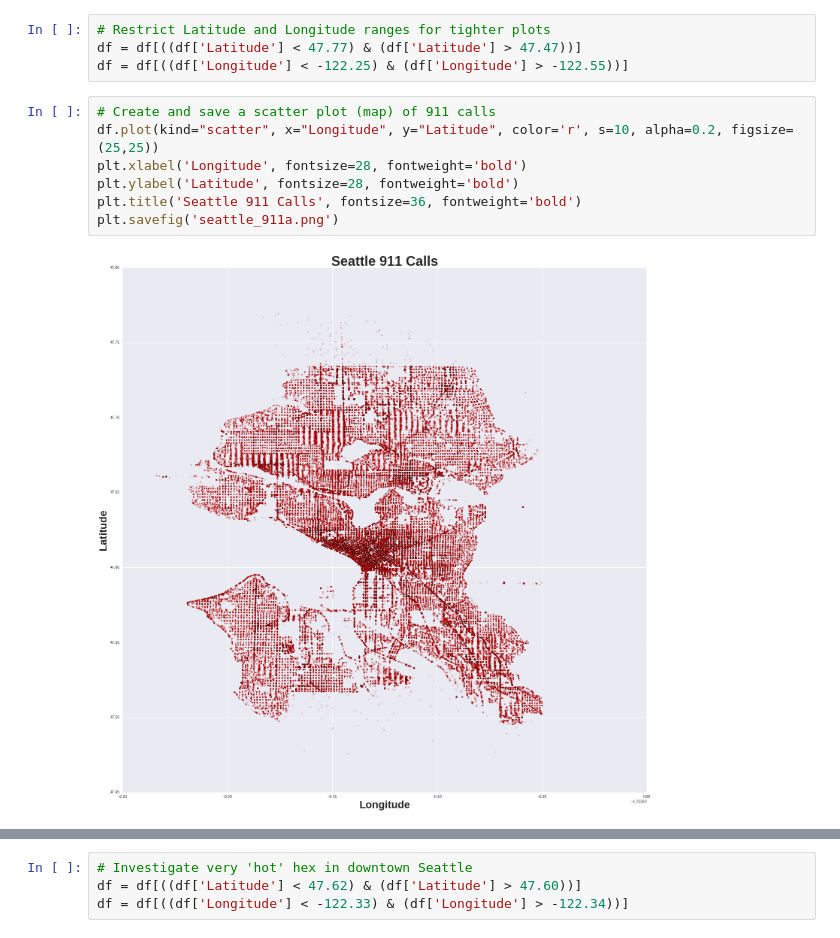
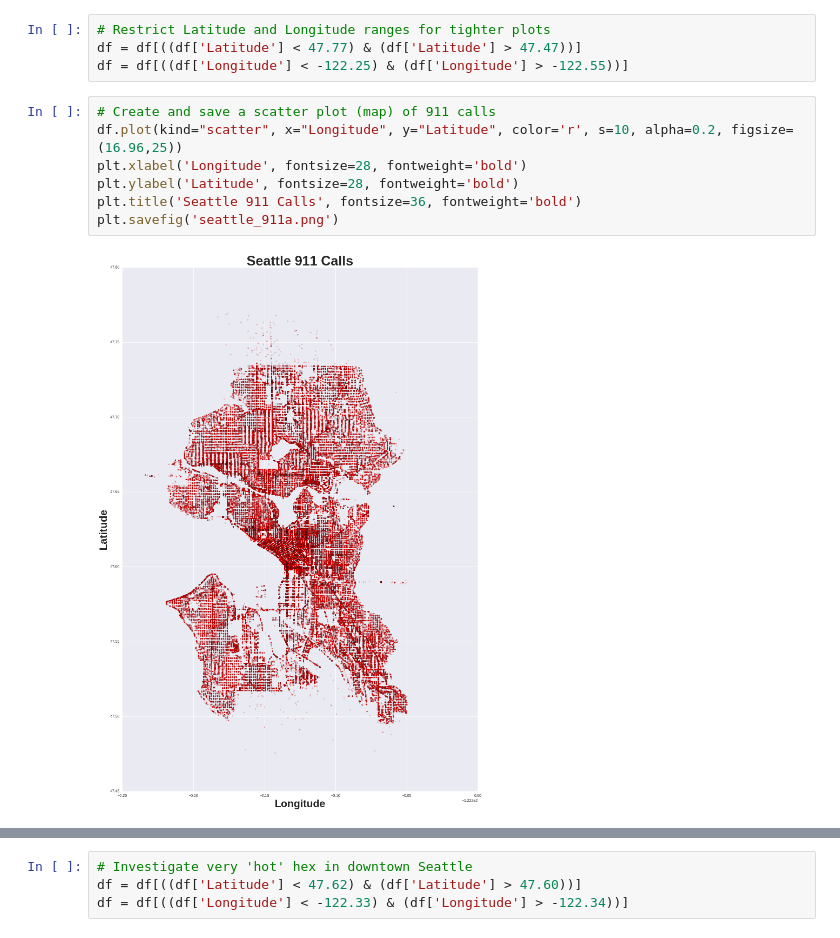
Before and after one commit to nickbuker/fun_plots1, a Jupyter notebook: src/Seattle911_EDA.ipynb, the cells around one changed output, grey strips where cells are left out. Cells and saved outputs as stored; diff of their text form.

Commit message:
adjusted for longitude distortion

```diff
--- a/src/Seattle911_EDA.ipynb
+++ b/src/Seattle911_EDA.ipynb
@@ -86,13 +89,13 @@ df = df[((df['Latitude'] < 47.77) & (df['Latitude'] > 47.47))]
 df = df[((df['Longitude'] < -122.25) & (df['Longitude'] > -122.55))]
 # %%
 # Create and save a scatter plot (map) of 911 calls
-df.plot(kind="scatter", x="Longitude", y="Latitude", color='r', s=10, alpha=0.2, figsize=(25,25))
+df.plot(kind="scatter", x="Longitude", y="Latitude", color='r', s=10, alpha=0.2, figsize=(16.96,25))
 plt.xlabel('Longitude', fontsize=28, fontweight='bold')
 plt.ylabel('Latitude', fontsize=28, fontweight='bold')
 plt.title('Seattle 911 Calls', fontsize=36, fontweight='bold')
 plt.savefig('seattle_911a.png')
 # %% [output]
-[figure, old version]
+[figure, new version]
 # %%
 # Define axes for hexbin (3D histogram)
 x = df.Longitude
```
Also changed, not shown: parts of 3 cells of this notebook, 3 other files.
